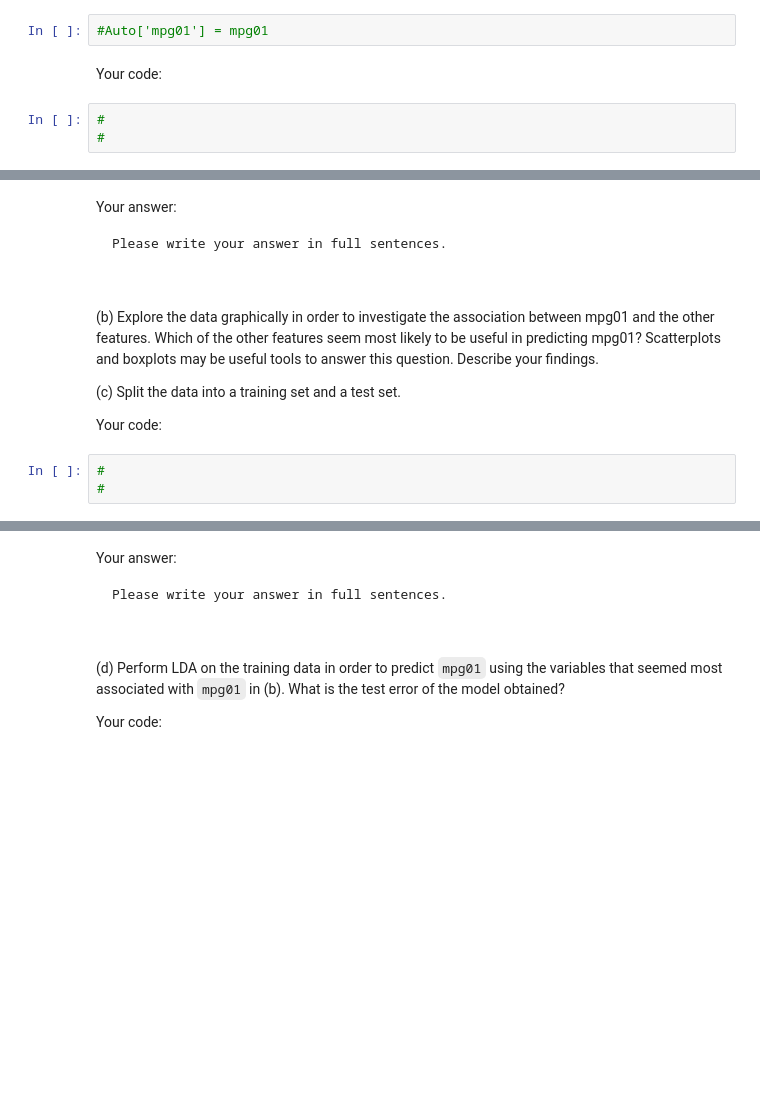
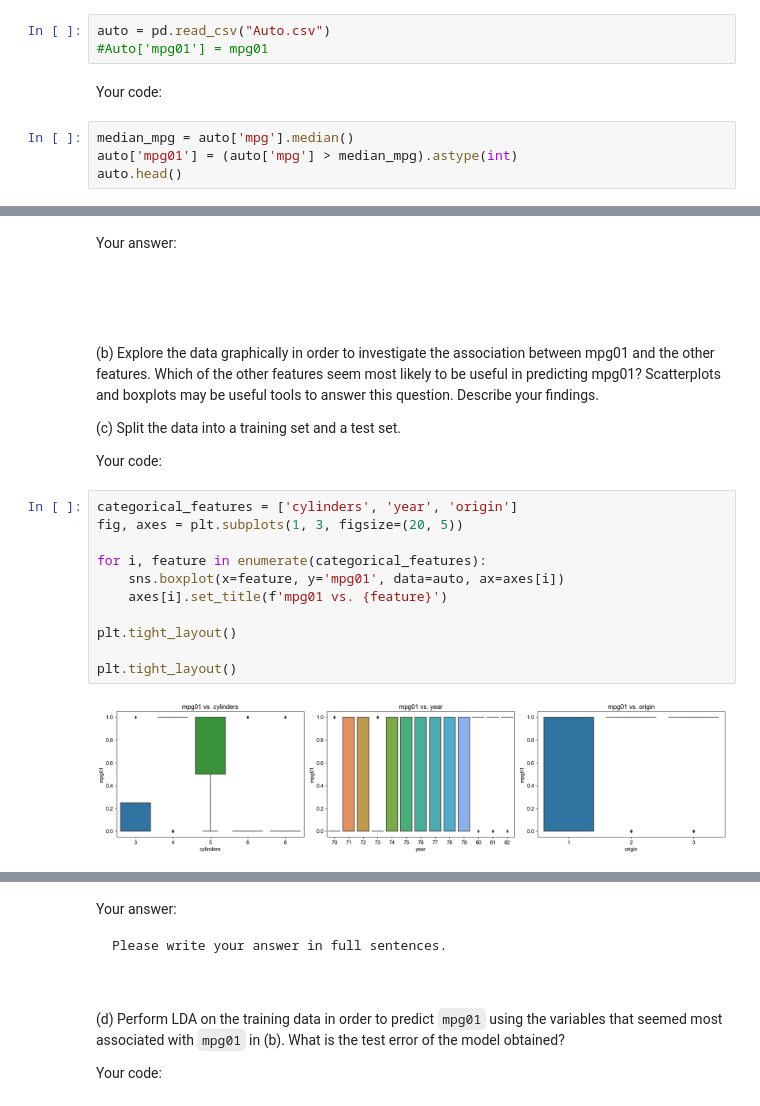
Before and after one commit to BU-MSSP-Classroom/MA679_Spring2024_03_classification-yuyangsun28k, a Jupyter notebook: Ch04_Classification_Python.ipynb, the cells around one changed output, grey strips where cells are left out. Drawn from its saved outputs; the diff is of its cells as text; blank space fills up the shorter version.

```diff
--- a/Ch04_Classification_Python.ipynb
+++ b/Ch04_Classification_Python.ipynb
@@ -537,9 +537,11 @@ method of the data frame. Note you may find it helpful to add
 a column mpg01 to the data frame by assignment. Assuming you
 have stored the data frame as Auto, this can be done as follows:
 # %%
+auto = pd.read_csv("Auto.csv")
 #Auto['mpg01'] = mpg01
 # %% [markdown]
 Your code:
 # %%
-#
-#
+median_mpg = auto['mpg'].median()
+auto['mpg01'] = (auto['mpg'] > median_mpg).astype(int)
+auto.head()
@@ -547,7 +556,7 @@ Your code:
 Your answer:
 
 ~~~
-Please write your answer in full sentences.
+
 
 
 ~~~
@@ -563,5 +572,15 @@ Describe your findings.
 
 Your code:
 # %%
-#
-#
+categorical_features = ['cylinders', 'year', 'origin']
+fig, axes = plt.subplots(1, 3, figsize=(20, 5))
+
+for i, feature in enumerate(categorical_features):
+    sns.boxplot(x=feature, y='mpg01', data=auto, ax=axes[i])
+    axes[i].set_title(f'mpg01 vs. {feature}')
+
+plt.tight_layout()
+
+plt.tight_layout()
+# %% [output]
+[figure, added]
```
Also changed, not shown: parts of 8 cells of this notebook.
